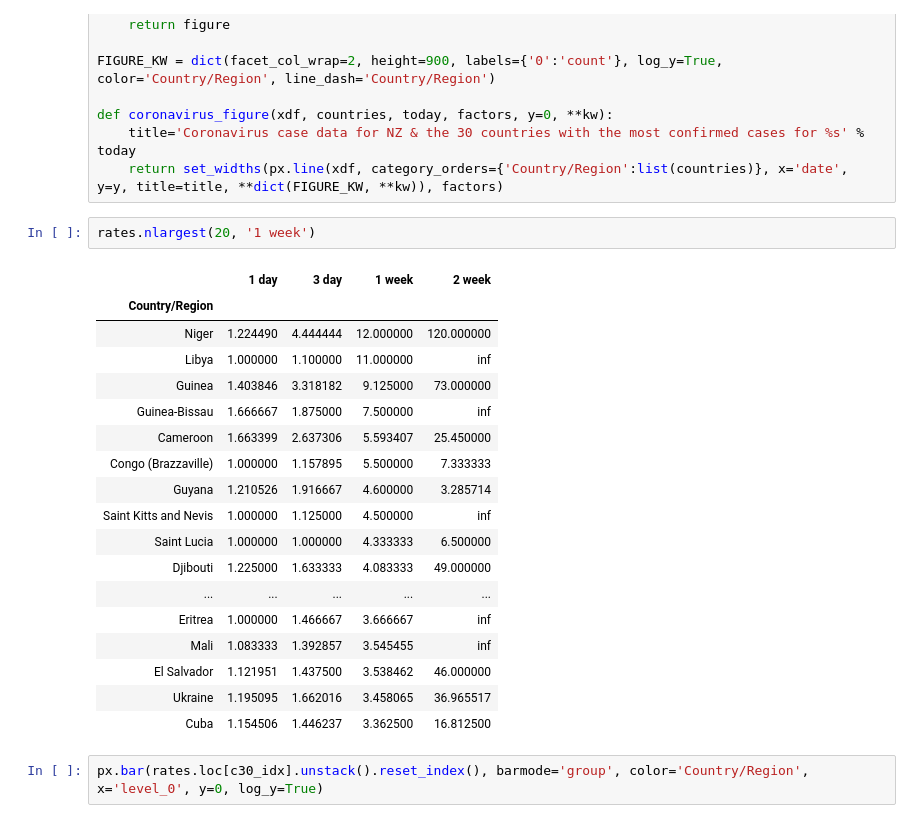
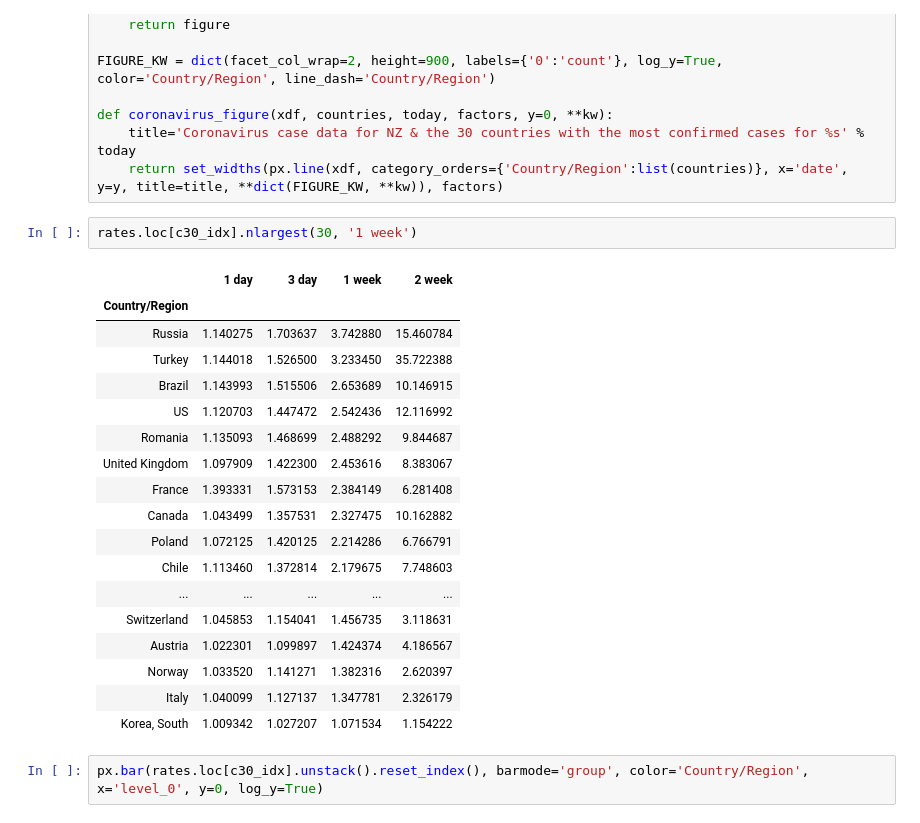
Before and after one commit to timmclennan/timmclennan.github.io, a Jupyter notebook: source/Coronavirus_plot.ipynb, the cells around one changed output. Saved outputs shown, nothing was run; the diff lists cells and outputs as text.

```diff
--- a/source/Coronavirus_plot.ipynb
+++ b/source/Coronavirus_plot.ipynb
@@ -79,26 +79,26 @@ def coronavirus_figure(xdf, countries, today, factors, y=0, **kw):
     title='Coronavirus case data for NZ & the 30 countries with the most confirmed cases for %s' % today
     return set_widths(px.line(xdf, category_orders={'Country/Region':list(countries)}, x='date', y=y, title=title, **dict(FIGURE_KW, **kw)), factors)
 # %%
-rates.nlargest(20, '1 week')
+rates.loc[c30_idx].nlargest(30, '1 week')
 # %% [output]
 |  | 1 day | 3 day | 1 week | 2 week |
 | Country/Region |  |  |  |  |
-| Niger | 1.224490 | 4.444444 | 12.000000 | 120.000000 |
-| Libya | 1.000000 | 1.100000 | 11.000000 | inf |
-| Guinea | 1.403846 | 3.318182 | 9.125000 | 73.000000 |
-| Guinea-Bissau | 1.666667 | 1.875000 | 7.500000 | inf |
-| Cameroon | 1.663399 | 2.637306 | 5.593407 | 25.450000 |
-| Congo (Brazzaville) | 1.000000 | 1.157895 | 5.500000 | 7.333333 |
-| Guyana | 1.210526 | 1.916667 | 4.600000 | 3.285714 |
-| Saint Kitts and Nevis | 1.000000 | 1.125000 | 4.500000 | inf |
-| Saint Lucia | 1.000000 | 1.000000 | 4.333333 | 6.500000 |
-| Djibouti | 1.225000 | 1.633333 | 4.083333 | 49.000000 |
+| Russia | 1.140275 | 1.703637 | 3.742880 | 15.460784 |
+| Turkey | 1.144018 | 1.526500 | 3.233450 | 35.722388 |
+| Brazil | 1.143993 | 1.515506 | 2.653689 | 10.146915 |
+| US | 1.120703 | 1.447472 | 2.542436 | 12.116992 |
+| Romania | 1.135093 | 1.468699 | 2.488292 | 9.844687 |
+| United Kingdom | 1.097909 | 1.422300 | 2.453616 | 8.383067 |
+| France | 1.393331 | 1.573153 | 2.384149 | 6.281408 |
+| Canada | 1.043499 | 1.357531 | 2.327475 | 10.162882 |
+| Poland | 1.072125 | 1.420125 | 2.214286 | 6.766791 |
+| Chile | 1.113460 | 1.372814 | 2.179675 | 7.748603 |
 | ... | ... | ... | ... | ... |
-| Eritrea | 1.000000 | 1.466667 | 3.666667 | inf |
-| Mali | 1.083333 | 1.392857 | 3.545455 | inf |
-| El Salvador | 1.121951 | 1.437500 | 3.538462 | 46.000000 |
-| Ukraine | 1.195095 | 1.662016 | 3.458065 | 36.965517 |
-| Cuba | 1.154506 | 1.446237 | 3.362500 | 16.812500 |
+| Switzerland | 1.045853 | 1.154041 | 1.456735 | 3.118631 |
+| Austria | 1.022301 | 1.099897 | 1.424374 | 4.186567 |
+| Norway | 1.033520 | 1.141271 | 1.382316 | 2.620397 |
+| Italy | 1.040099 | 1.127137 | 1.347781 | 2.326179 |
+| Korea, South | 1.009342 | 1.027207 | 1.071534 | 1.154222 |
 # %%
 px.bar(rates.loc[c30_idx].unstack().reset_index(), barmode='group', color='Country/Region', x='level_0', y=0, log_y=True)
 # %% [output]
```
Also changed, not shown: parts of 1 cell of this notebook, 4 other files.
